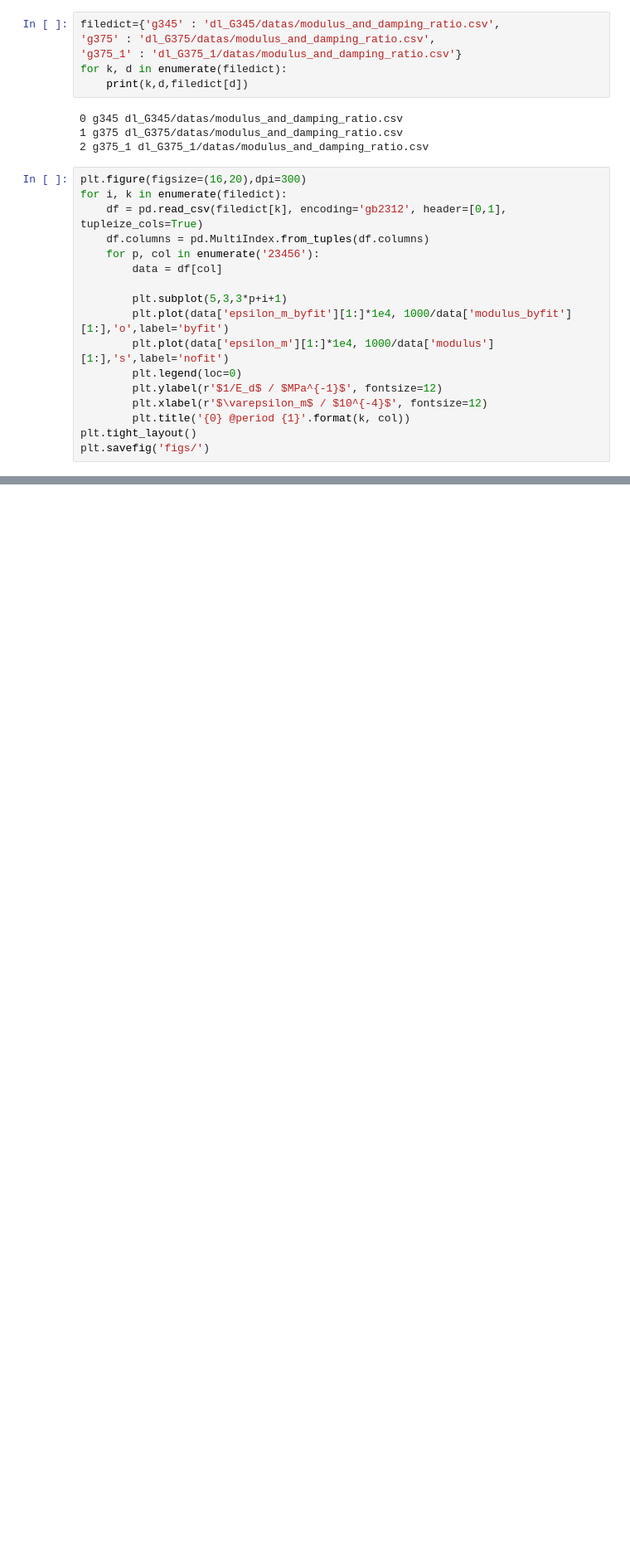
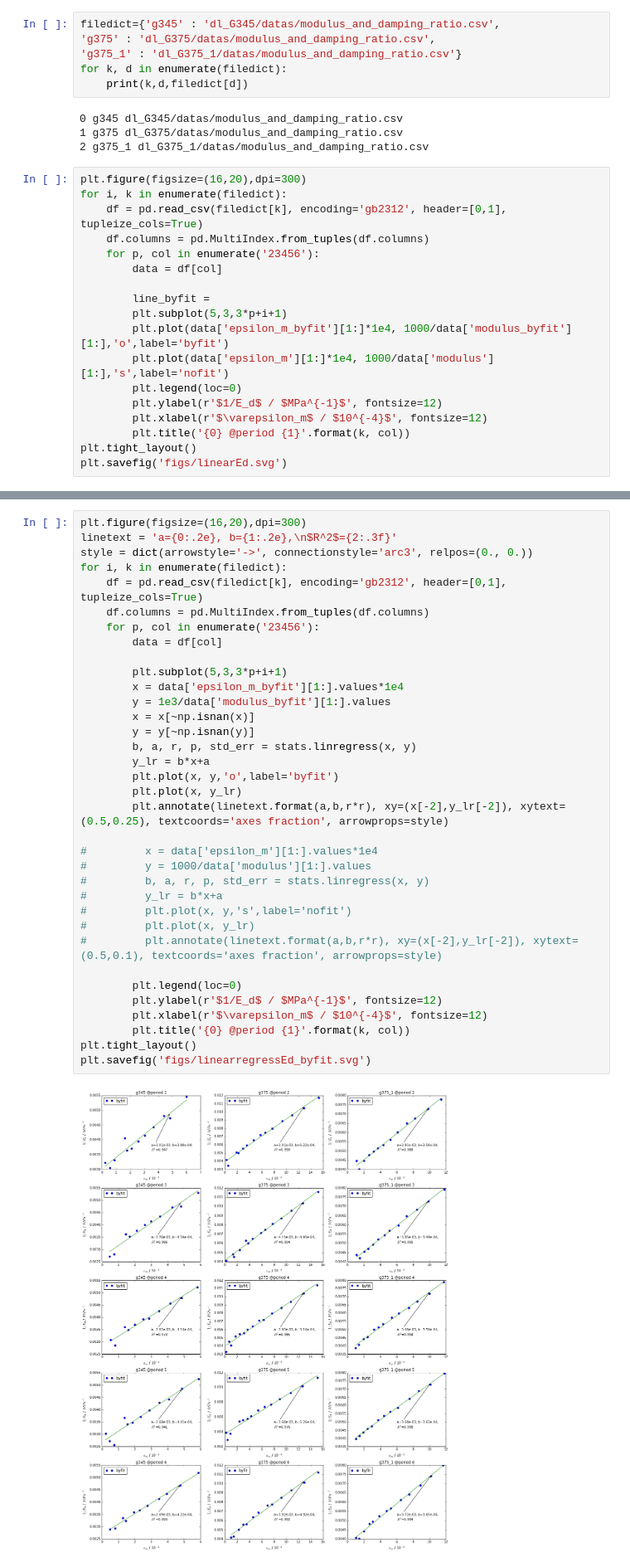
Before and after one commit to FryeT/dongli, a Jupyter notebook: modulusAndDampingRatio.ipynb, the cells around one changed output, grey strips where cells are left out. Shown at 83% size. Saved outputs shown, nothing was run; the diff lists cells and outputs as text; blank space fills up the shorter version.

```diff
--- a/modulusAndDampingRatio.ipynb
+++ b/modulusAndDampingRatio.ipynb
@@ -20,6 +22,7 @@ for i, k in enumerate(filedict):
     for p, col in enumerate('23456'):
         data = df[col]
 
+        line_byfit =
         plt.subplot(5,3,3*p+i+1)
         plt.plot(data['epsilon_m_byfit'][1:]*1e4, 1000/data['modulus_byfit'][1:],'o',label='byfit')
         plt.plot(data['epsilon_m'][1:]*1e4, 1000/data['modulus'][1:],'s',label='nofit')
@@ -28,6 +31,43 @@ for i, k in enumerate(filedict):
         plt.xlabel(r'$\varepsilon_m$ / $10^{-4}$', fontsize=12)
         plt.title('{0} @period {1}'.format(k, col))
 plt.tight_layout()
-plt.savefig('figs/')
+plt.savefig('figs/linearEd.svg')
 # %% [output]
 [figure]
+# %%
+plt.figure(figsize=(16,20),dpi=300)
+linetext = 'a={0:.2e}, b={1:.2e},\n$R^2$={2:.3f}'
+style = dict(arrowstyle='->', connectionstyle='arc3', relpos=(0., 0.))
+for i, k in enumerate(filedict):
+    df = pd.read_csv(filedict[k], encoding='gb2312', header=[0,1], tupleize_cols=True)
+    df.columns = pd.MultiIndex.from_tuples(df.columns)
+    for p, col in enumerate('23456'):
+        data = df[col]
+
+        plt.subplot(5,3,3*p+i+1)
+        x = data['epsilon_m_byfit'][1:].values*1e4
+        y = 1e3/data['modulus_byfit'][1:].values
+        x = x[~np.isnan(x)]
+        y = y[~np.isnan(y)]
+        b, a, r, p, std_err = stats.linregress(x, y)
+        y_lr = b*x+a
+        plt.plot(x, y,'o',label='byfit')
+        plt.plot(x, y_lr)
+        plt.annotate(linetext.format(a,b,r*r), xy=(x[-2],y_lr[-2]), xytext=(0.5,0.25), textcoords='axes fraction', arrowprops=style)
+
+#         x = data['epsilon_m'][1:].values*1e4
+#         y = 1000/data['modulus'][1:].values
+#         b, a, r, p, std_err = stats.linregress(x, y)
+#         y_lr = b*x+a
+#         plt.plot(x, y,'s',label='nofit')
+#         plt.plot(x, y_lr)
+#         plt.annotate(linetext.format(a,b,r*r), xy=(x[-2],y_lr[-2]), xytext=(0.5,0.1), textcoords='axes fraction', arrowprops=style)
+
+        plt.legend(loc=0)
+        plt.ylabel(r'$1/E_d$ / $MPa^{-1}$', fontsize=12)
+        plt.xlabel(r'$\varepsilon_m$ / $10^{-4}$', fontsize=12)
+        plt.title('{0} @period {1}'.format(k, col))
+plt.tight_layout()
+plt.savefig('figs/linearregressEd_byfit.svg')
+# %% [output]
+[figure, added]
```
Also changed, not shown: parts of 3 cells of this notebook, 4 other files.
